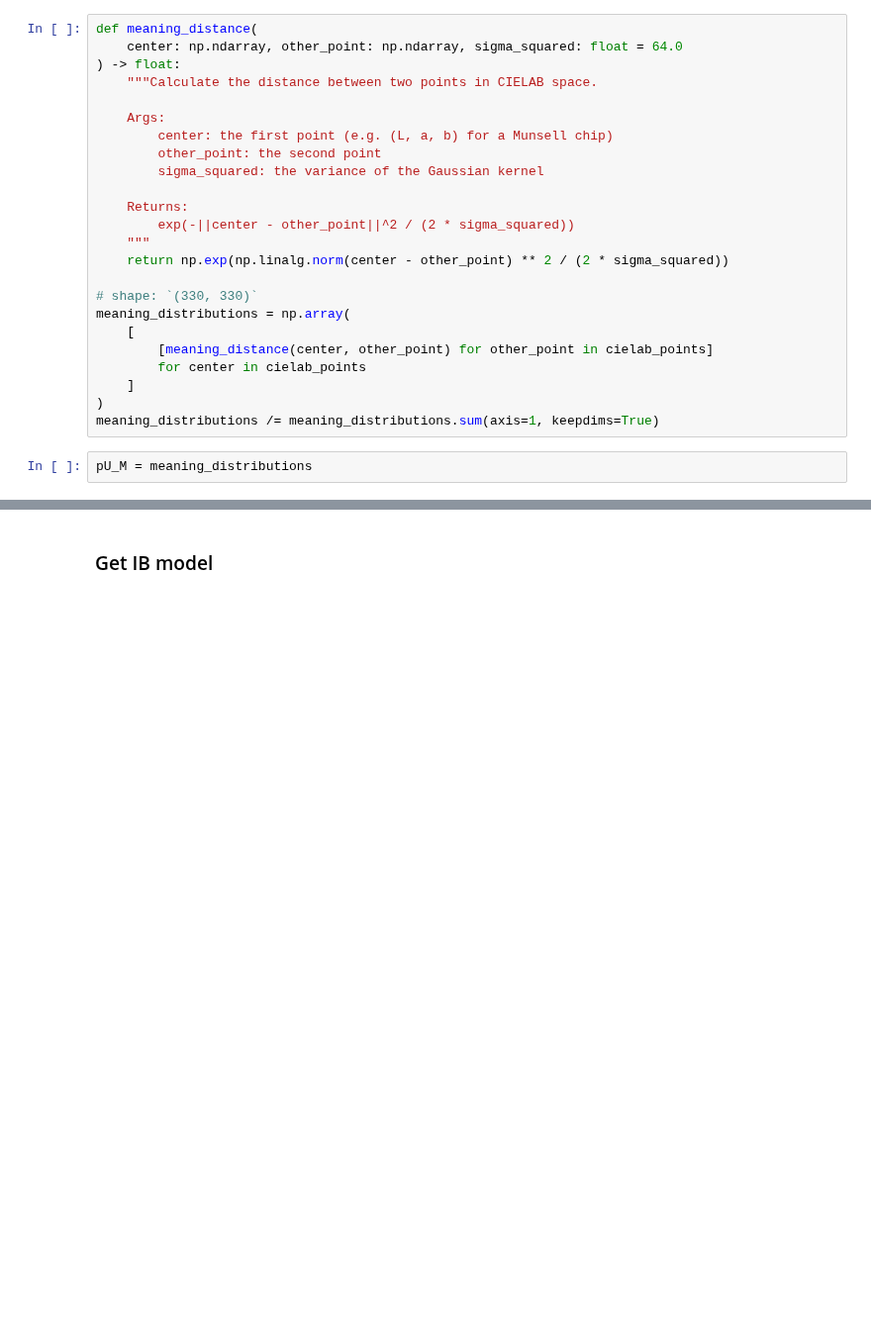
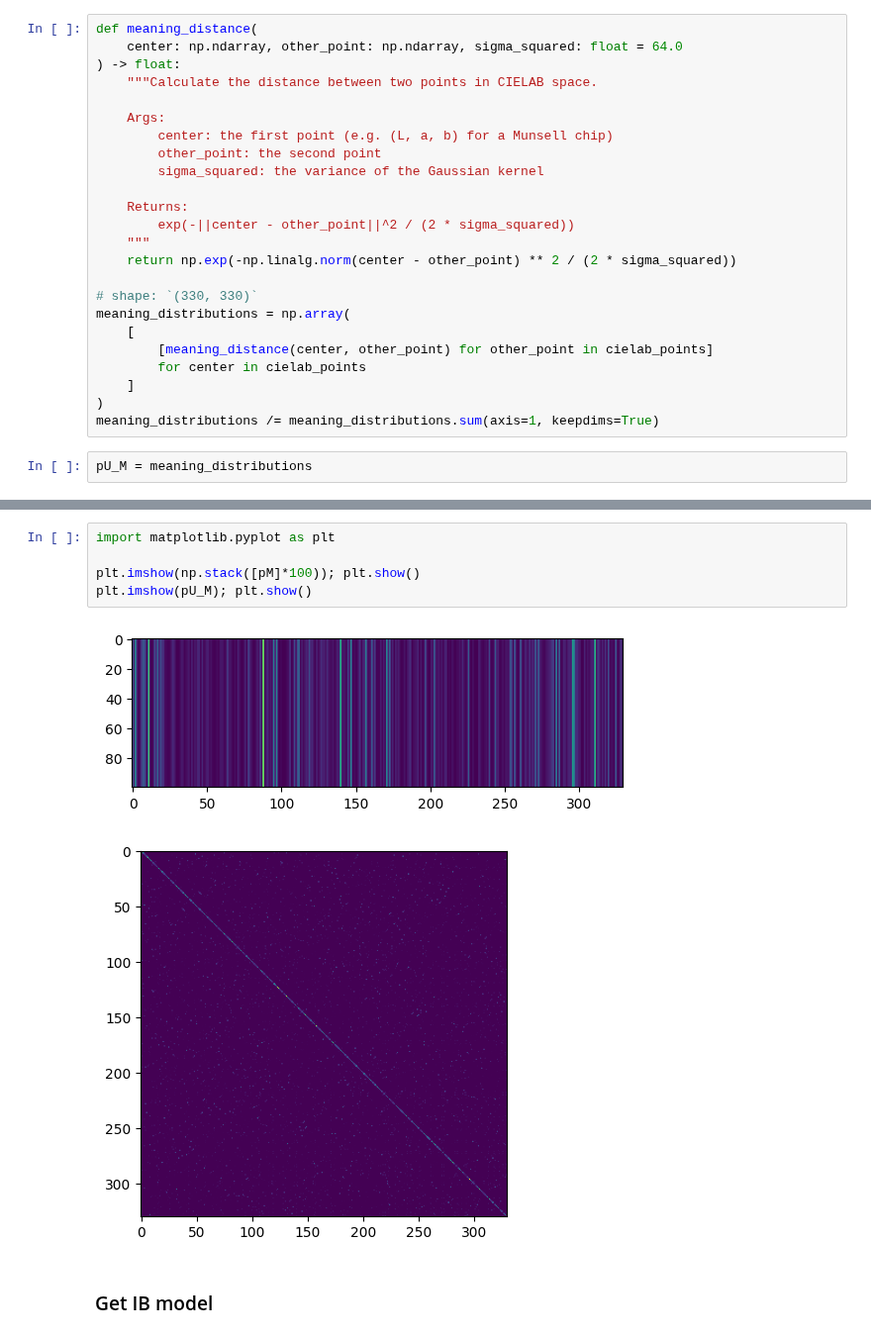
Before and after one commit to CLMBRs/ultk, a Jupyter notebook: src/examples/colors/demo.ipynb, the cells around one changed output, grey strips where cells are left out. Shown at 99% size. Drawn from its saved outputs; the diff is of its cells as text; blank space fills up the shorter version.

```diff
--- a/src/examples/colors/demo.ipynb
+++ b/src/examples/colors/demo.ipynb
@@ -37,7 +41,7 @@ def meaning_distance(
     Returns:
         exp(-||center - other_point||^2 / (2 * sigma_squared))
     """
-    return np.exp(np.linalg.norm(center - other_point) ** 2 / (2 * sigma_squared))
+    return np.exp(-np.linalg.norm(center - other_point) ** 2 / (2 * sigma_squared))
 
 # shape: `(330, 330)`
 meaning_distributions = np.array(
@@ -56,3 +61,11 @@ pM = np.full(pU_M.shape[0], 1/pU_M.shape[0])
+# %%
+import matplotlib.pyplot as plt
+
+plt.imshow(np.stack([pM]*100)); plt.show()
+plt.imshow(pU_M); plt.show()
+# %% [output]
+[figure, added]
+[figure, added]
 # %% [markdown]
 ### Get IB model
 # %%
```
Also changed, not shown: parts of 16 cells of this notebook, 6 other files.
